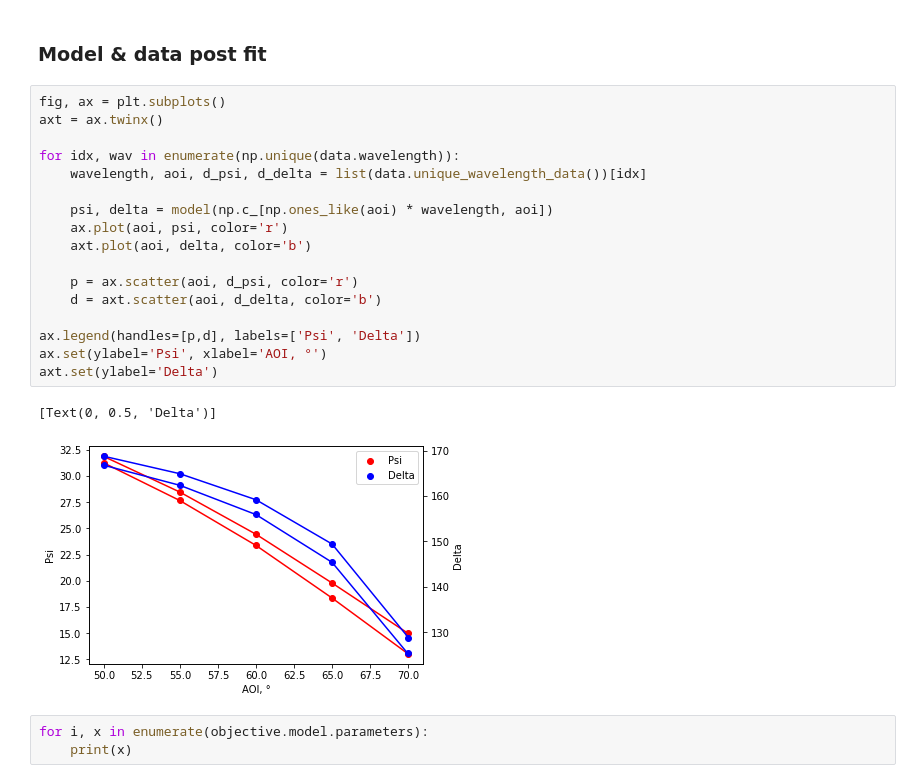
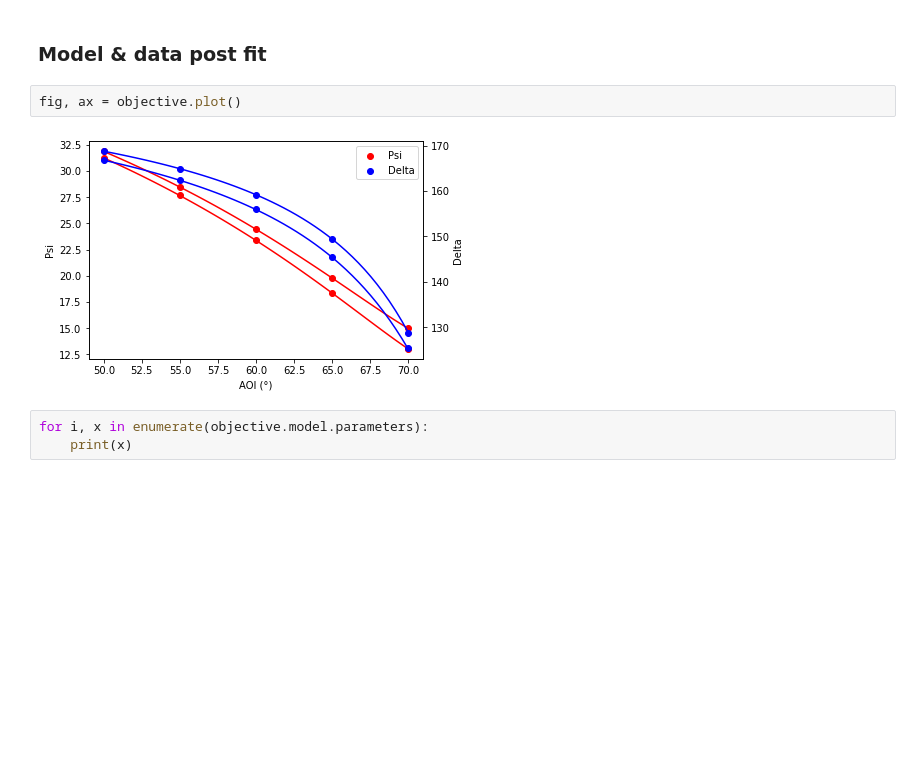
Before and after one commit to refnx/refellips, a Jupyter notebook: demos/refellipsDemo_Spectroscopic.ipynb, the cells around one changed output. Saved outputs shown, nothing was run; the diff lists cells and outputs as text; blank space fills up the shorter version.

```diff
--- a/demos/refellipsDemo_Spectroscopic.ipynb
+++ b/demos/refellipsDemo_Spectroscopic.ipynb
@@ -80,26 +80,10 @@ fitter = CurveFitter(objective)
 fitter.fit(method='least_squares');
 # %% [markdown]
 ### Model & data post fit
-# %%
-fig, ax = plt.subplots()
-axt = ax.twinx()
-
-for idx, wav in enumerate(np.unique(data.wavelength)):
-    wavelength, aoi, d_psi, d_delta = list(data.unique_wavelength_data())[idx]
-
-    psi, delta = model(np.c_[np.ones_like(aoi) * wavelength, aoi])
-    ax.plot(aoi, psi, color='r')
-    axt.plot(aoi, delta, color='b')
-
-    p = ax.scatter(aoi, d_psi, color='r')
-    d = axt.scatter(aoi, d_delta, color='b')
-
-ax.legend(handles=[p,d], labels=['Psi', 'Delta'])
-ax.set(ylabel='Psi', xlabel='AOI, °')
-axt.set(ylabel='Delta')
-# %% [output]
-[Text(0, 0.5, 'Delta')]
-[figure, removed]
+# %%
+fig, ax = objective.plot()
+# %% [output]
+[figure, added]
 # %%
 for i, x in enumerate(objective.model.parameters):
     print(x)
```
Also changed, not shown: parts of 1 cell of this notebook, 6 other files.
